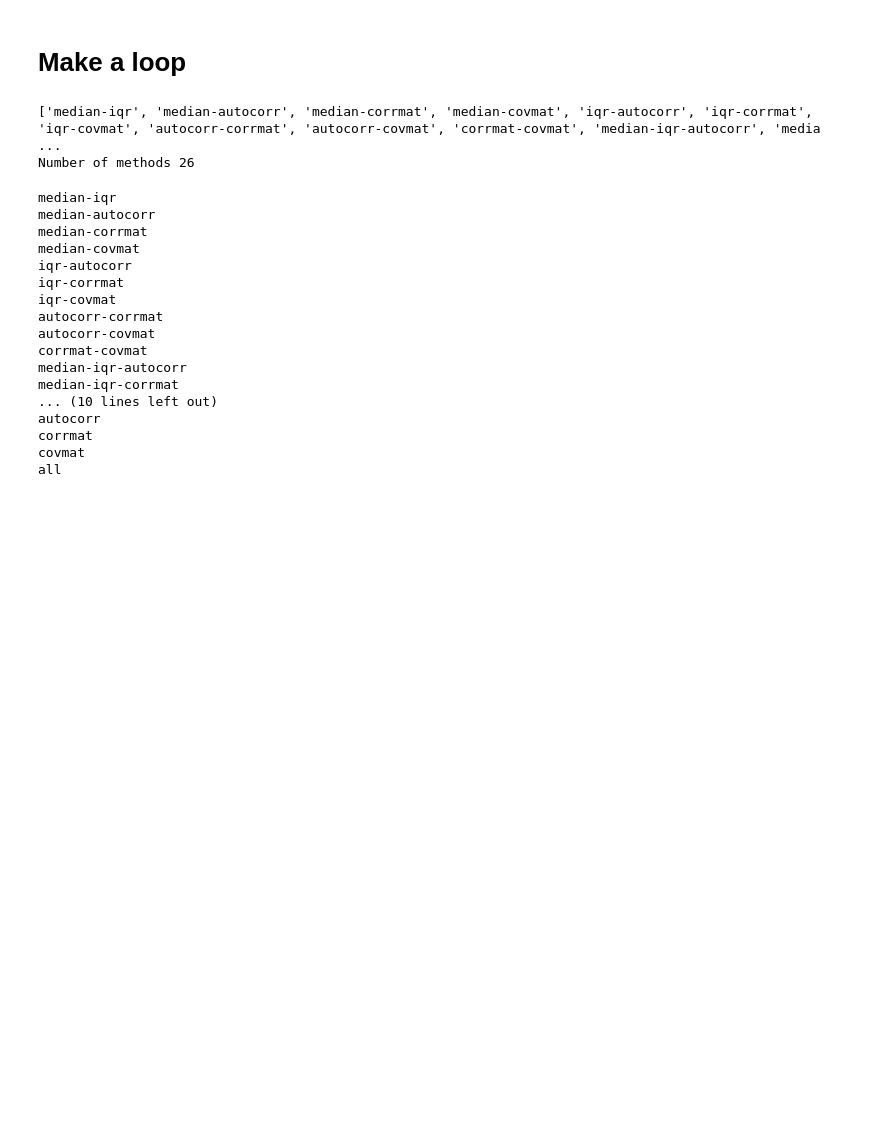
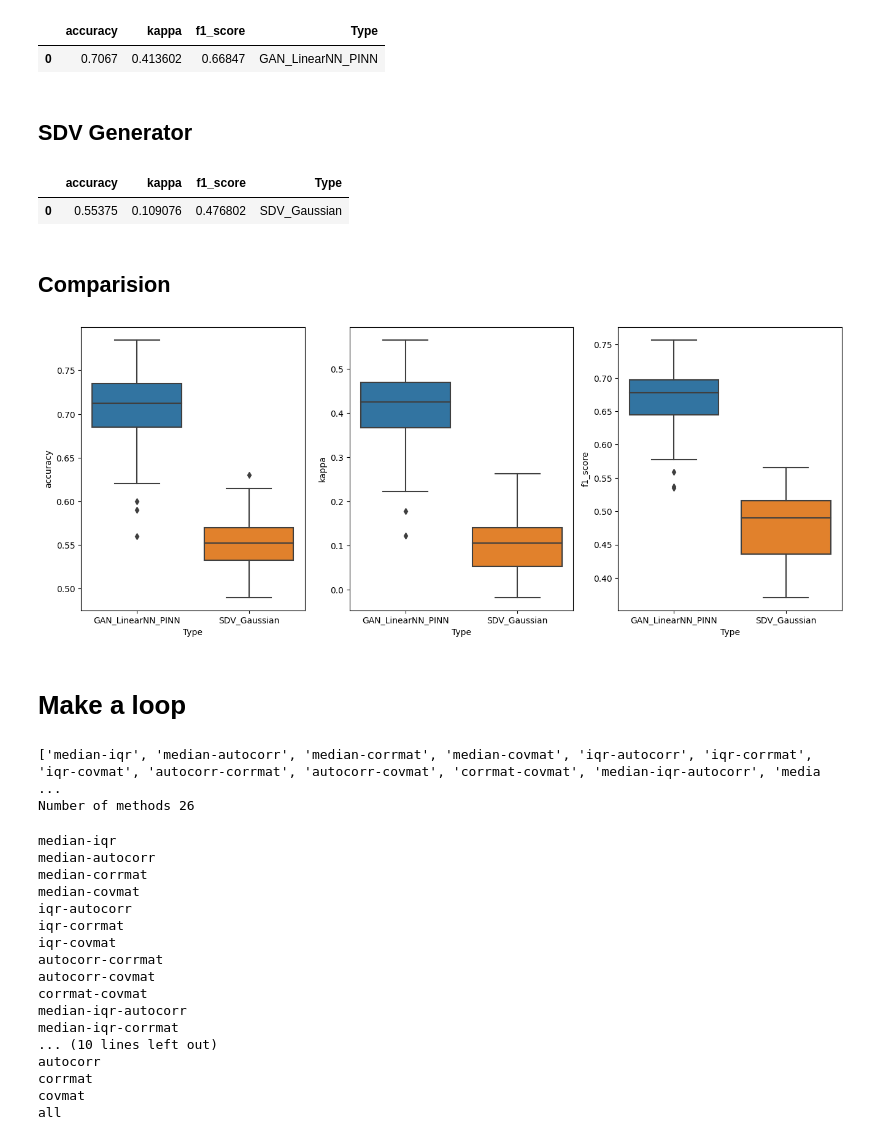
Before and after one commit to JoseLlanes/TabularDataGAN, a Jupyter notebook: Notebooks/FirstTryGANwithPINN.ipynb, the cells around one changed output. Cells and saved outputs as stored; diff of their text form; code cells hidden in the pictures; blank space fills up the shorter version.

```diff
--- a/Notebooks/FirstTryGANwithPINN.ipynb
+++ b/Notebooks/FirstTryGANwithPINN.ipynb
@@ -242,0 +366,10 @@ for col in numeric_cols:
+# %%
+df_summary_gen_ml = pd.DataFrame(df_gen_ml_metrics[metrics_skm_dict.keys()].mean(axis=0)).T
+df_summary_gen_ml["Type"] = "GAN_LinearNN_PINN"
+
+df_summary_gen_ml
+# %% [output]
+|  | accuracy | kappa | f1_score | Type |
+| 0 | 0.7067 | 0.413602 | 0.66847 | GAN_LinearNN_PINN |
+# %% [markdown]
+## SDV Generator
@@ -242,0 +430,15 @@ for col in numeric_cols:
+# %%
+df_summary_sdv_ml = pd.DataFrame(df_sdv_ml_metrics[metrics_skm_dict.keys()].mean(axis=0)).T
+df_summary_sdv_ml["Type"] = "SDV_Gaussian"
+
+df_summary_sdv_ml
+# %% [output]
+|  | accuracy | kappa | f1_score | Type |
+| 0 | 0.55375 | 0.109076 | 0.476802 | SDV_Gaussian |
+# %% [markdown]
+## Comparision
+# %%
+df_gen_ml_metrics["Type"] = "GAN_LinearNN_PINN"
+df_sdv_ml_metrics["Type"] = "SDV_Gaussian"
+
+df_compare = pd.concat([df_gen_ml_metrics, df_sdv_ml_metrics], ignore_index=True)
@@ -243,3 +447,15 @@ for col in numeric_cols:
+# %%
+fig = plt.figure(figsize=(16, 6))
+
+for i_k, key in enumerate(metrics_skm_dict.keys()):
+
+    fig.add_subplot(1,3,i_k+1)
+    sns.boxplot(data=df_compare, x="Type", y=key)
+    # plt.axhline(0.5, linestyle="--", c="red")
+
+plt.show()
+# %% [output]
+[figure, added]
 # %% [markdown]
 # Make a loop
 # %%
```
Also changed, not shown: parts of 17 cells of this notebook, 1 other file.
